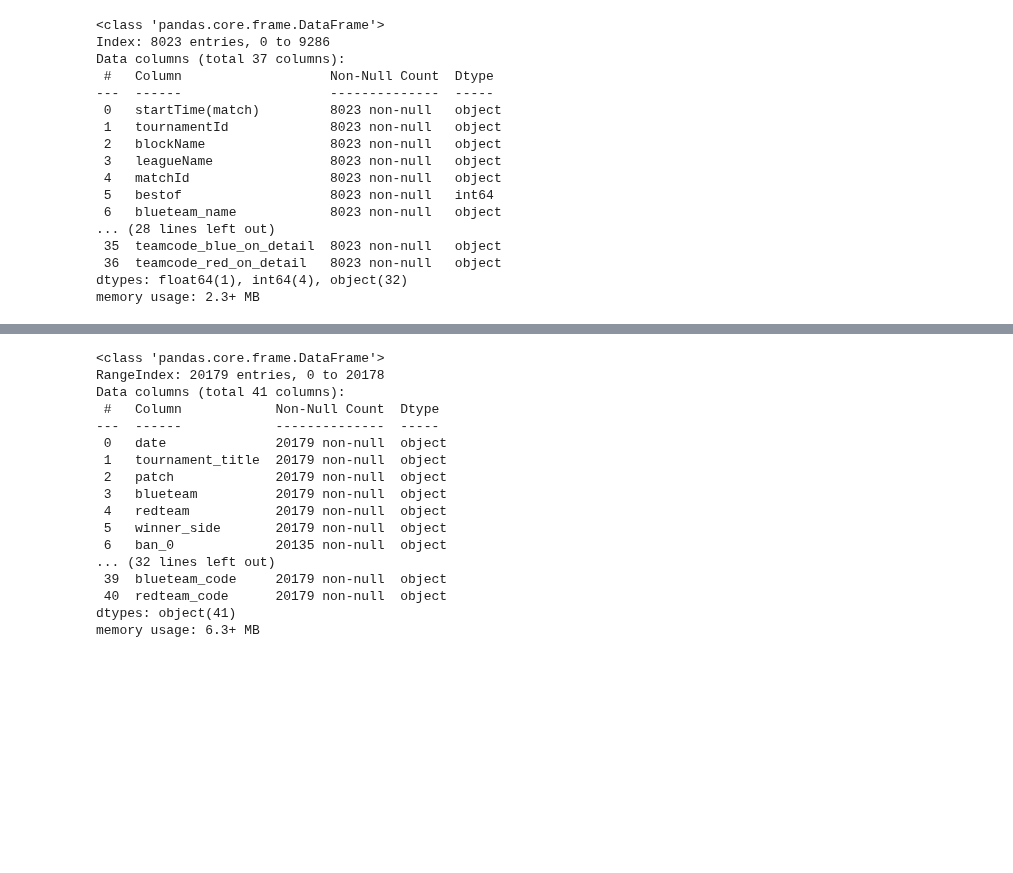
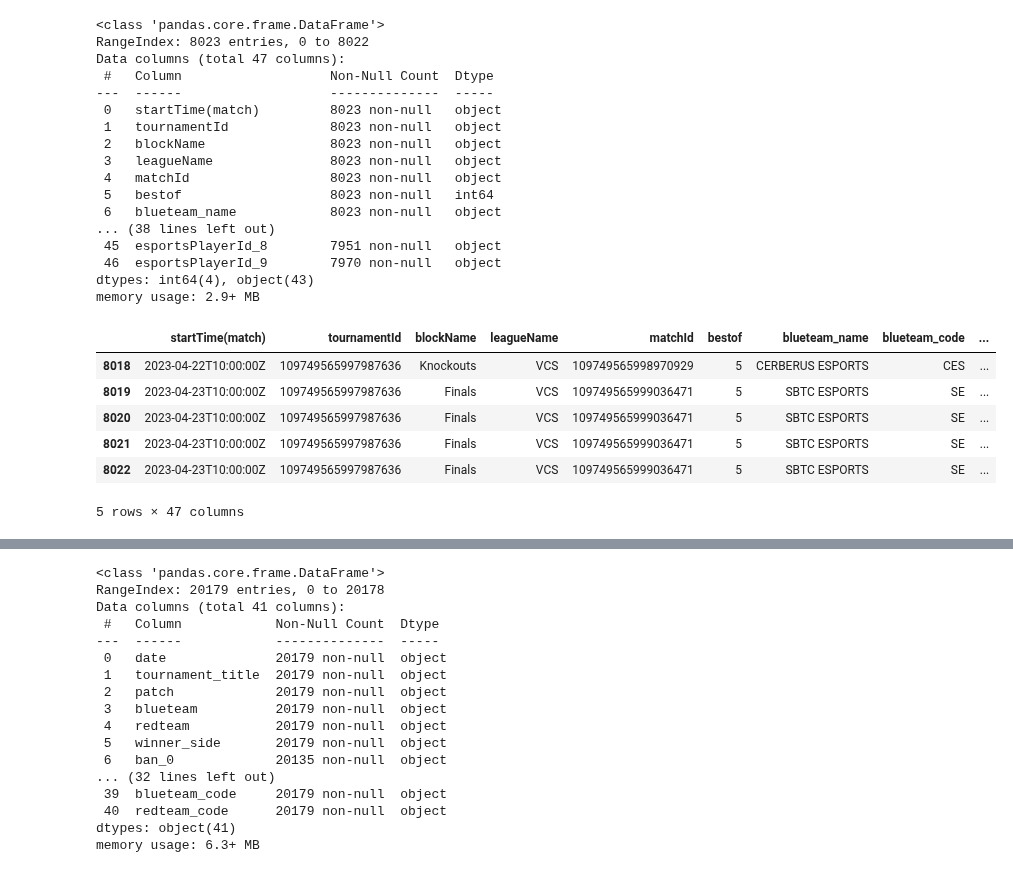
Before and after one commit to chlxogur/penta_kill_data_science, a Jupyter notebook: match_winside_with_gameIds.ipynb, the cells around one changed output, grey strips where cells are left out. Saved outputs shown, nothing was run; the diff lists cells and outputs as text; code cells hidden in the pictures; blank space fills up the shorter version.

```diff
--- a/match_winside_with_gameIds.ipynb
+++ b/match_winside_with_gameIds.ipynb
@@ -28,11 +45,10 @@ memory usage: 2.6+ MB
 # %%
-game_ids_with_picks_df = game_ids_df[pd.isna(game_ids_df["pick_0"]) == False].copy()
-game_ids_with_picks_df.reset_index()
+game_ids_with_picks_df = game_ids_df[pd.isna(game_ids_df["pick_0"]) == False].reset_index(drop=True)
 game_ids_with_picks_df.info()
 # %% [output]
 <class 'pandas.core.frame.DataFrame'>
-Index: 8023 entries, 0 to 9286
-Data columns (total 37 columns):
+RangeIndex: 8023 entries, 0 to 8022
+Data columns (total 47 columns):
  #   Column                   Non-Null Count  Dtype
 ---  ------                   --------------  -----
  0   startTime(match)         8023 non-null   object
@@ -42,11 +58,21 @@ Data columns (total 37 columns):
  4   matchId                  8023 non-null   object
  5   bestof                   8023 non-null   int64
  6   blueteam_name            8023 non-null   object
-... (28 lines left out)
- 35  teamcode_blue_on_detail  8023 non-null   object
- 36  teamcode_red_on_detail   8023 non-null   object
-dtypes: float64(1), int64(4), object(32)
-memory usage: 2.3+ MB
+... (38 lines left out)
+ 45  esportsPlayerId_8        7951 non-null   object
+ 46  esportsPlayerId_9        7970 non-null   object
+dtypes: int64(4), object(43)
+memory usage: 2.9+ MB
+# %%
+game_ids_with_picks_df.tail()
+# %% [output]
+|  | startTime(match) | tournamentId | blockName | leagueName | matchId | bestof | blueteam_name | blueteam_code | ... |
+| 8018 | 2023-04-22T10:00:00Z | 109749565997987636 | Knockouts | VCS | 109749565998970929 | 5 | CERBERUS ESPORTS | CES | ... |
+| 8019 | 2023-04-23T10:00:00Z | 109749565997987636 | Finals | VCS | 109749565999036471 | 5 | SBTC ESPORTS | SE | ... |
+| 8020 | 2023-04-23T10:00:00Z | 109749565997987636 | Finals | VCS | 109749565999036471 | 5 | SBTC ESPORTS | SE | ... |
+| 8021 | 2023-04-23T10:00:00Z | 109749565997987636 | Finals | VCS | 109749565999036471 | 5 | SBTC ESPORTS | SE | ... |
+| 8022 | 2023-04-23T10:00:00Z | 109749565997987636 | Finals | VCS | 109749565999036471 | 5 | SBTC ESPORTS | SE | ... |
+5 rows × 47 columns
 # %%
 def danpan_winnerside(row):
     if row["bestof"] == 1:
```
Also changed, not shown: parts of 25 cells of this notebook, 2 other files.
